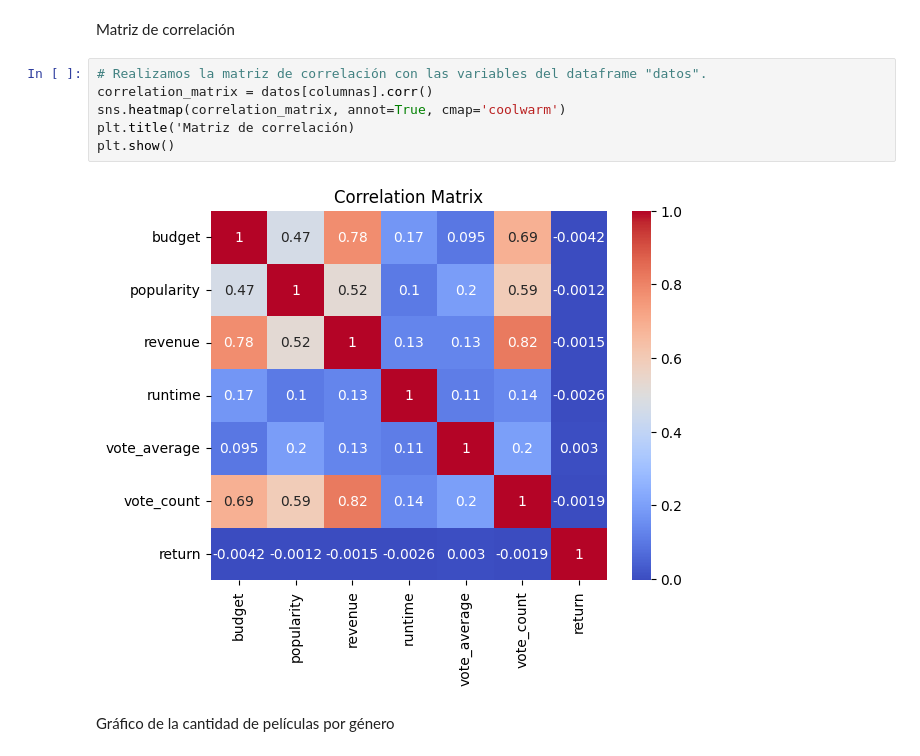
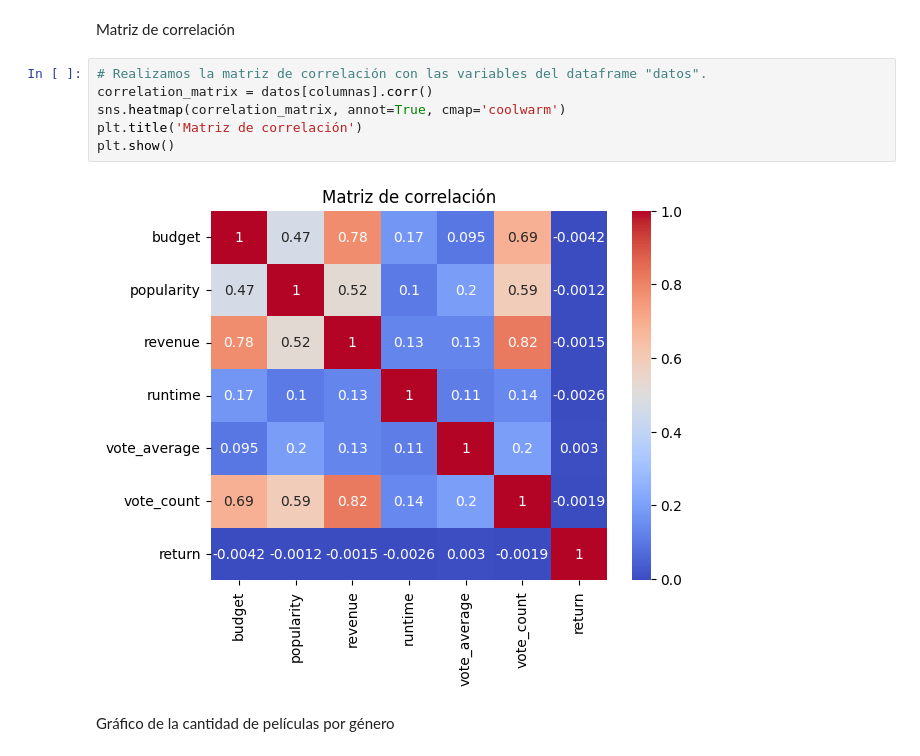
Before and after one commit to Alejandra119/Proyecto1_Recomendaciones, a Jupyter notebook: Desarrollo del EDA.ipynb, the cells around one changed output. Drawn from its saved outputs; the diff is of its cells as text.

```diff
--- a/Desarrollo del EDA.ipynb
+++ b/Desarrollo del EDA.ipynb
@@ -150,11 +150,11 @@ Matriz de correlación
 # %%
 # Realizamos la matriz de correlación con las variables del dataframe "datos".
 correlation_matrix = datos[columnas].corr()
 sns.heatmap(correlation_matrix, annot=True, cmap='coolwarm')
-plt.title('Matriz de correlación)
+plt.title('Matriz de correlación')
 plt.show()
 # %% [output]
-[figure, old version]
+[figure, new version]
 # %% [markdown]
 Gráfico de la cantidad de películas por género
 # %%
```
Also changed, not shown: parts of 3 cells of this notebook, 2 other files.
